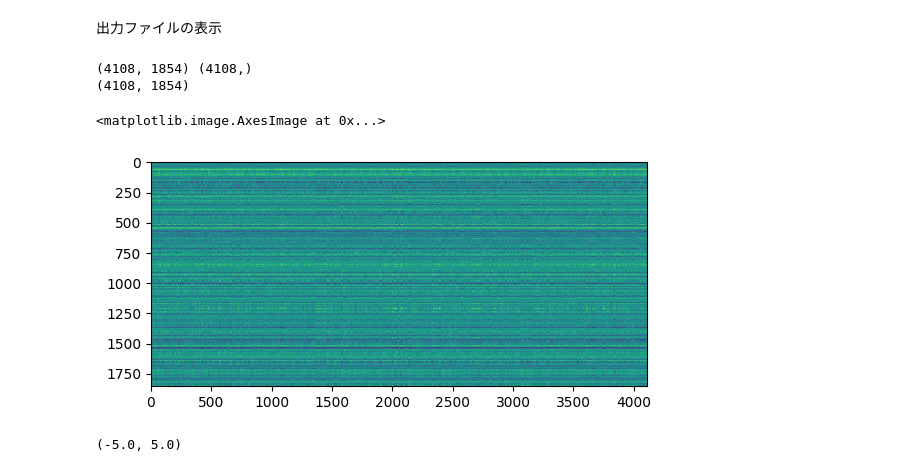
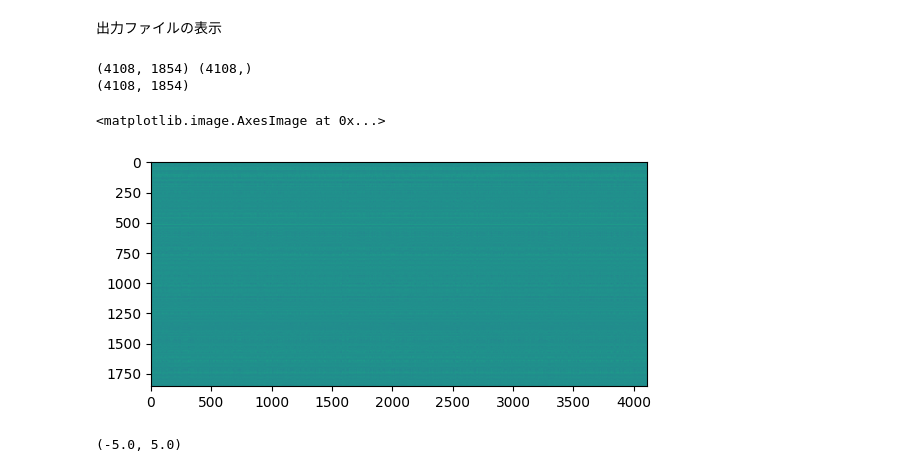
Before and after one commit to thousand-co/dl_lecture_competition_pub, a Jupyter notebook: ensemble.ipynb, the cells around one changed output. Cells and saved outputs as stored; diff of their text form; code cells hidden in the pictures.

```diff
--- a/ensemble.ipynb
+++ b/ensemble.ipynb
@@ -9,25 +9,25 @@ out_name='submission_normal_0.npy'
 #outputs_path='./outputs/2024-07-01/18-51-26/'
 #outputs_path='./outputs/2024-07-03/19-21-55/'
 #outputs_path='./outputs/2024-07-03/23-49-33/'
-outputs_path='./outputs/2024-07-04/21-21-25/'
+outputs_path='./outputs/2024-07-07/11-45-39/'
 id_list=['_0', '_1', '_2', '_3']
 #aug_list=['_normal', '_spectgram', '_spectgram_log', '_bandpass_l', '_bandpass_h', '_filter120hz+spect', '_spectgram120hz']
 # %% [markdown]
 出力ファイルの表示
 # %%
 import matplotlib.pyplot as plt
-aug='_bandpass_40'
+aug='_normal'
 arr=np.load(outputs_path+'submission'+aug+id_list[0]+'.npy')
 arr_ave=np.mean(arr, axis=1)
 print(arr.shape, arr_ave.shape)
 arr_ave=np.tile(arr_ave, (arr.shape[1],1)).T
 print(arr_ave.shape)
 plt.imshow((arr-arr_ave).T, vmin=-3, vmax=3)
 # %% [output]
 (4108, 1854) (4108,)
 (4108, 1854)
 <matplotlib.image.AxesImage at 0x...>
-[figure, old version]
+[figure, new version]
 # %%
 plt.hist((arr-arr_ave).flatten(), bins=50)
 plt.xlim(-5,5)
```
Also changed, not shown: parts of 1 cell of this notebook, 3 other files.
